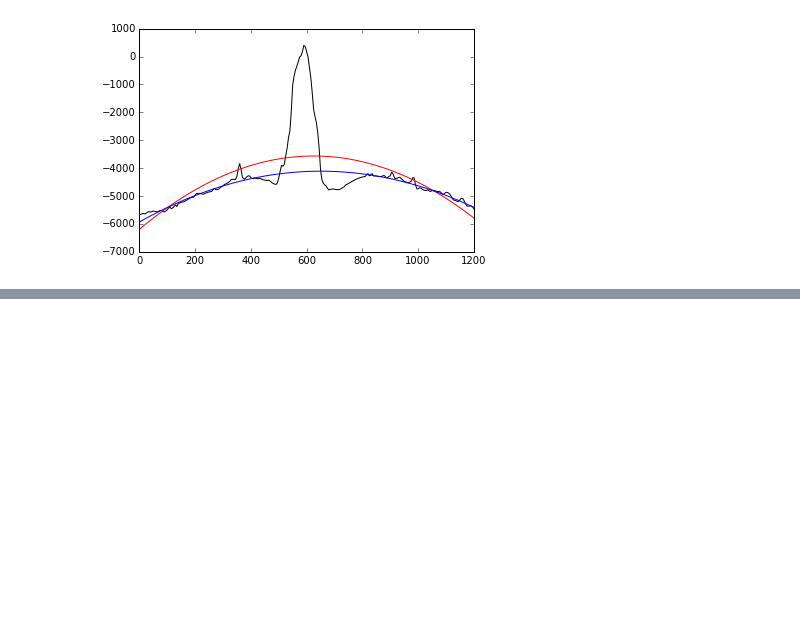
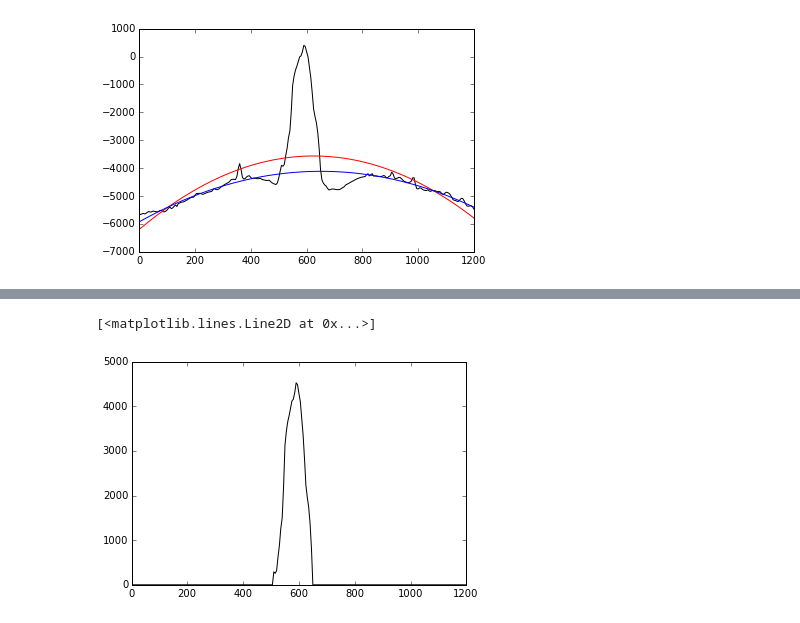
Before and after one commit to marcelobianchi/verao2016, a Jupyter notebook: dia4/inversao-havai.ipynb, the cells around one changed output, grey strips where cells are left out. Saved outputs shown, nothing was run; the diff lists cells and outputs as text; code cells hidden in the pictures; blank space fills up the shorter version.

```diff
--- a/dia4/inversao-havai.ipynb
+++ b/dia4/inversao-havai.ipynb
@@ -82,0 +139,8 @@ plt.plot(x, par_robusto.predicted(), '-b')
+# %%
+h_load = np.copy(topo_res)
+h_load[(x < 510) | (x > 649)] = 0
+
+plt.plot(x, h_load, '-k')
+# %% [output]
+[<matplotlib.lines.Line2D at 0x...>]
+[figure, added]
```
Also changed, not shown: parts of 21 cells of this notebook.
